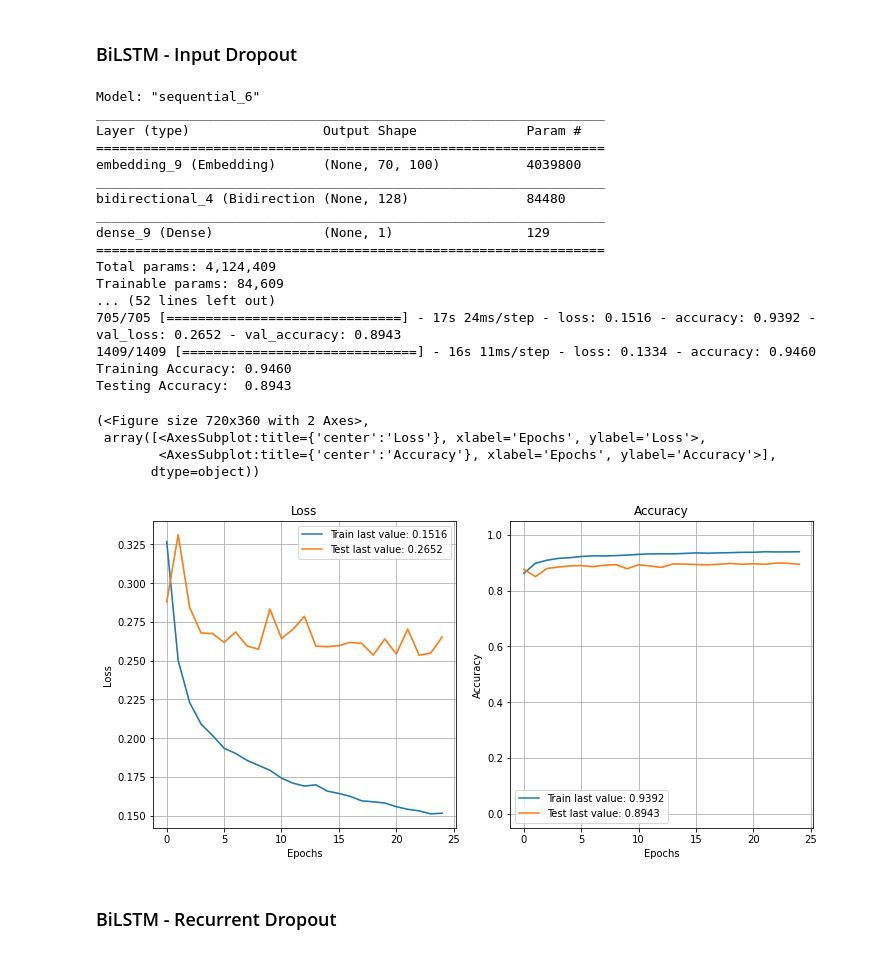
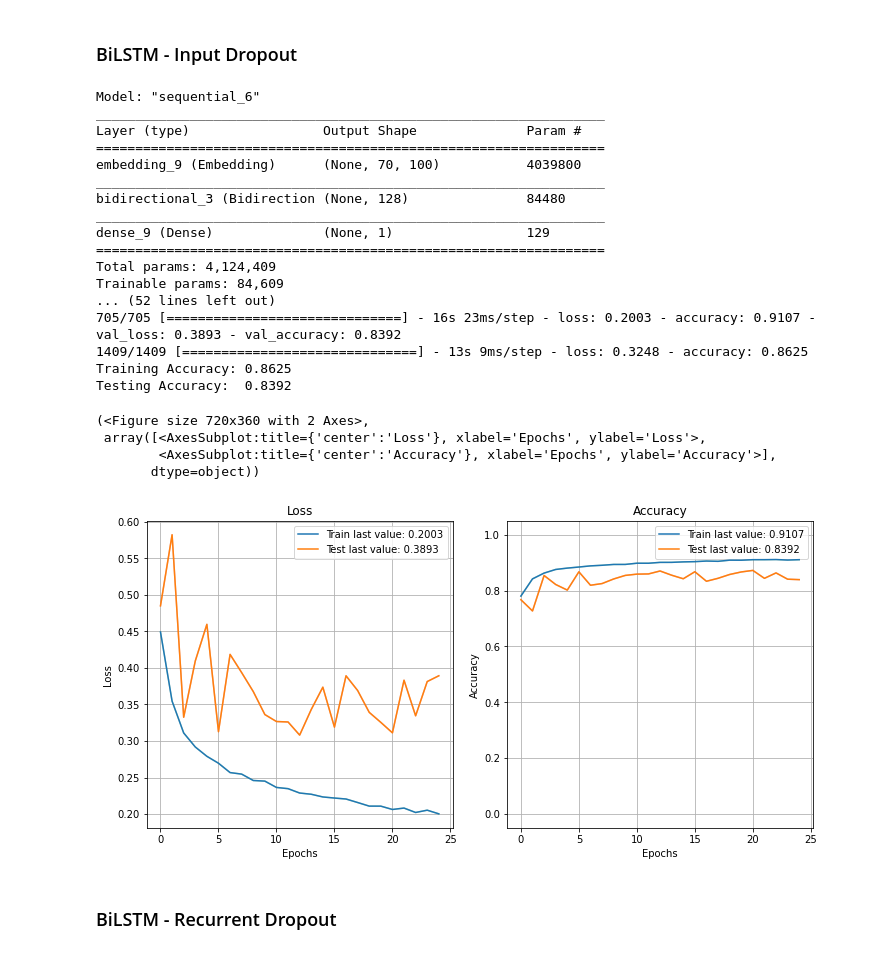
Before and after one commit to mediana-medy/PLP-GRP03-FT-2021-2022-Talk2Me, a Jupyter notebook: TrainingCode/ConditionClassificationModel/Training_UserCondition_Classifier.ipynb, the cells around one changed output. Saved outputs shown, nothing was run; the diff lists cells and outputs as text; code cells hidden in the pictures.

Commit message:
Update training code

```diff
--- a/TrainingCode/ConditionClassificationModel/Training_UserCondition_Classifier.ipynb
+++ b/TrainingCode/ConditionClassificationModel/Training_UserCondition_Classifier.ipynb
@@ -490,36 +497,37 @@ bilstm_in_dp.summary()
 batch_size = 64
 
 print('Train...')
 hist_bilstm_in_dp = bilstm_in_dp.fit(X_train, y_train_onehot,
+          class_weight = class_weights_d,
           batch_size=batch_size,
           epochs=25,
           validation_data=(X_test, y_test_onehot)).history
 
 loss, accuracy = bilstm_in_dp.evaluate(X_train, y_train_onehot, verbose=True)
 print("Training Accuracy: {:.4f}".format(accuracy))
 loss, accuracy = bilstm_in_dp.evaluate(X_test, y_test_onehot, verbose=False)
 print("Testing Accuracy:  {:.4f}".format(accuracy))
 plot_history(hist_bilstm_in_dp)
 # %% [output]
 Model: "sequential_6"
 _________________________________________________________________
 Layer (type)                 Output Shape              Param #
 =================================================================
 embedding_9 (Embedding)      (None, 70, 100)           4039800
 _________________________________________________________________
-bidirectional_4 (Bidirection (None, 128)               84480
+bidirectional_3 (Bidirection (None, 128)               84480
 _________________________________________________________________
 dense_9 (Dense)              (None, 1)                 129
 =================================================================
 Total params: 4,124,409
 Trainable params: 84,609
 ... (52 lines left out)
-705/705 [==============================] - 17s 24ms/step - loss: 0.1516 - accuracy: 0.9392 - val_loss: 0.2652 - val_accuracy: 0.8943
-1409/1409 [==============================] - 16s 11ms/step - loss: 0.1334 - accuracy: 0.9460
-Training Accuracy: 0.9460
-Testing Accuracy:  0.8943
+705/705 [==============================] - 16s 23ms/step - loss: 0.2003 - accuracy: 0.9107 - val_loss: 0.3893 - val_accuracy: 0.8392
+1409/1409 [==============================] - 13s 9ms/step - loss: 0.3248 - accuracy: 0.8625
+Training Accuracy: 0.8625
+Testing Accuracy:  0.8392
 (<Figure size 720x360 with 2 Axes>,
  array([<AxesSubplot:title={'center':'Loss'}, xlabel='Epochs', ylabel='Loss'>,
         <AxesSubplot:title={'center':'Accuracy'}, xlabel='Epochs', ylabel='Accuracy'>],
        dtype=object))
-[figure, old version]
+[figure, new version]
```
Also changed, not shown: parts of 17 cells of this notebook.
